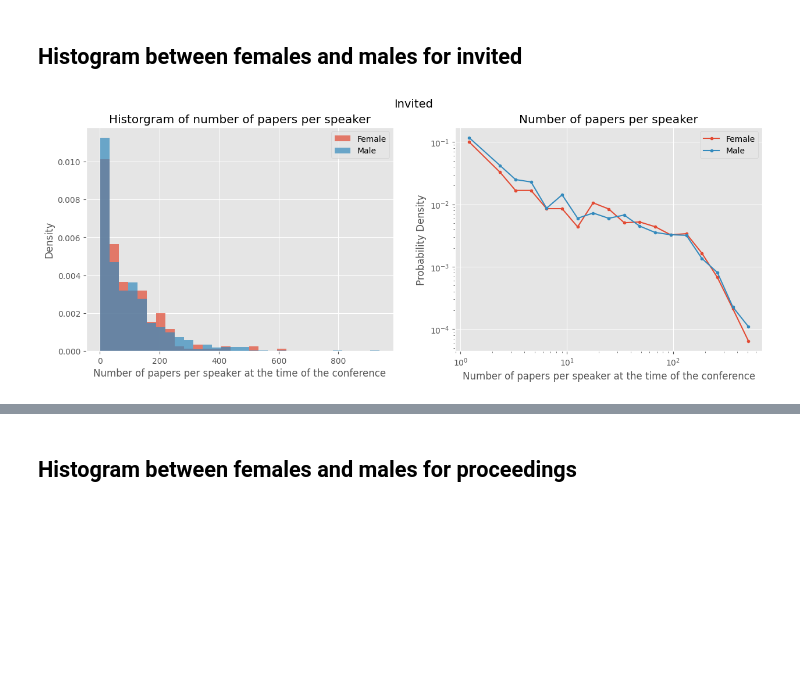
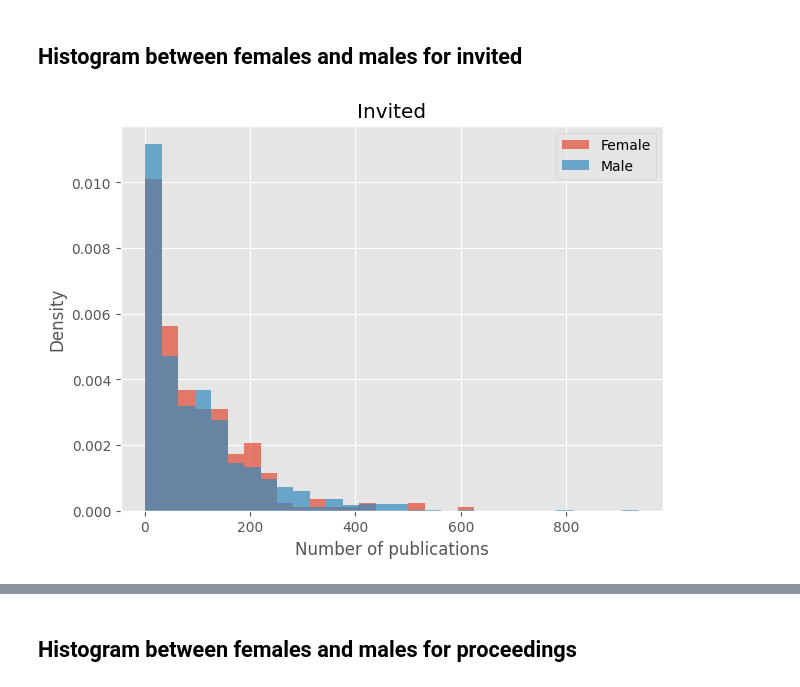
Before and after one commit to mariespedersen/Thesis_github, a Jupyter notebook: Histograms_Paper.ipynb, the cells around one changed output, grey strips where cells are left out. Saved outputs shown, nothing was run; the diff lists cells and outputs as text; code cells hidden in the pictures; blank space fills up the shorter version.

```diff
--- a/Histograms_Paper.ipynb
+++ b/Histograms_Paper.ipynb
@@ -53,6 +54,20 @@ def plot_hist(list1,list1_label, list2,list2_label,fig_title,n_bins):
     fig.suptitle(fig_title, fontsize=14)
 
     plt.show()
+# %%
+def single_plot_hist(list1,list1_label, list2,list2_label,fig_title,n_bins,title):
+    fig, (ax1) = plt.subplots(1, 1, figsize=(7, 5))
+
+    bins=np.histogram(np.hstack((list1,list2)), bins=n_bins)[1]
+
+    ax1.hist(list1, bins=bins, alpha=0.7, label=list1_label,density=True)
+    ax1.hist(list2, bins=bins, alpha=0.7, label=list2_label,density=True)
+    ax1.set_xlabel('Number of publications')
+    ax1.set_ylabel('Density')
+    ax1.set_title(title)
+    ax1.legend(loc='upper right')
+
+    plt.show()
 # %% [markdown]
 ## Histogram between invited/proceedings
 # %%
@@ -96,6 +144,6 @@ paper_per_female_inv = df_Invited[df_Invited['gender'] == 'F']['Paper Count'].va
 paper_per_male_inv = paper_per_male_inv[paper_per_male_inv != 0]
 paper_per_female_inv = paper_per_female_inv[paper_per_female_inv != 0]
 # %%
-plot_hist(paper_per_female_inv,'Female',paper_per_male_inv,'Male','Invited',30)
+single_plot_hist(paper_per_female_inv,'Female',paper_per_male_inv,'Male','Invited',30,'Invited')
 # %% [output]
-[figure, old version]
+[figure, new version]
```
Also changed, not shown: parts of 10 cells of this notebook, 6 other files.
